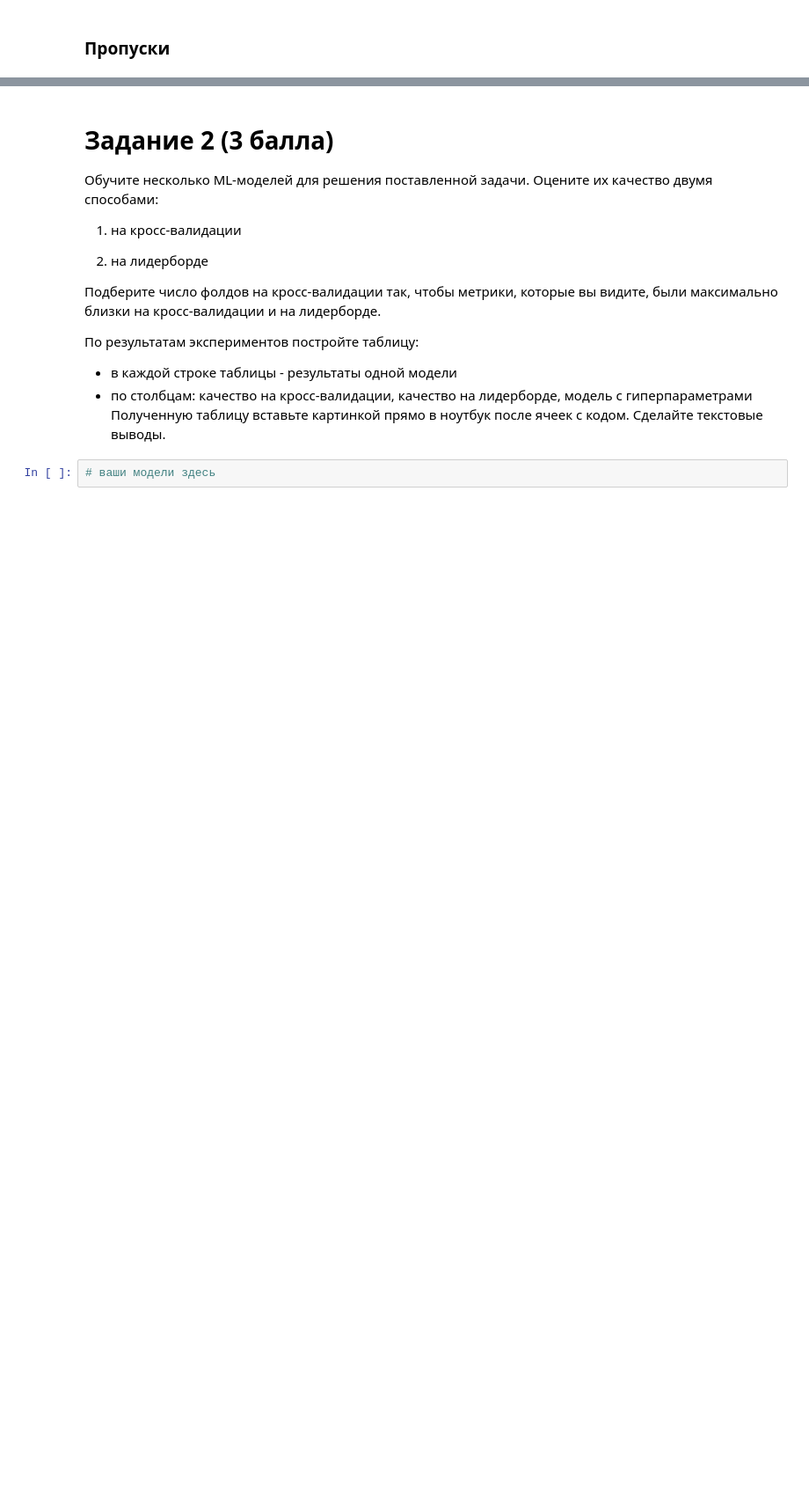
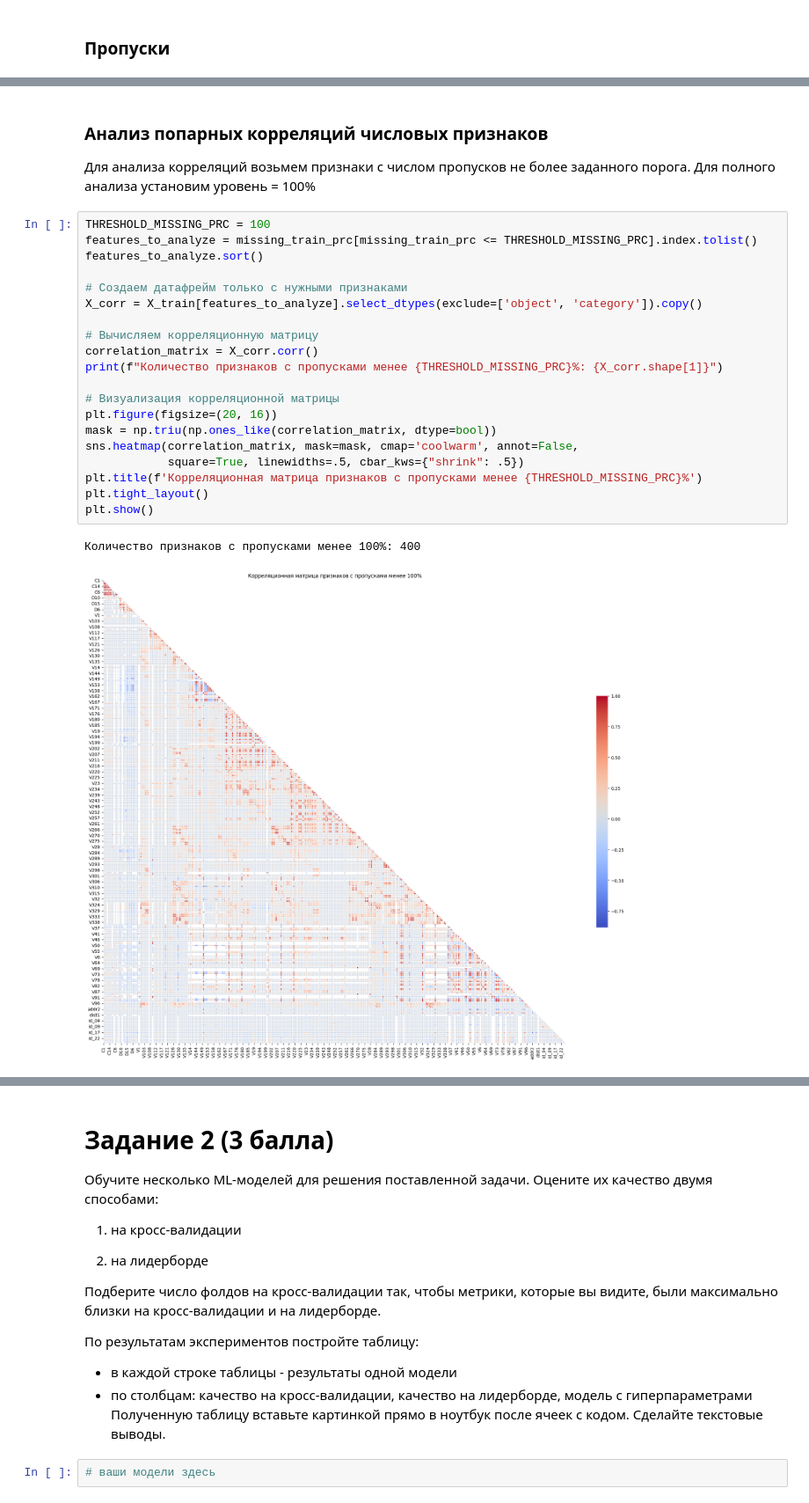
Before and after one commit to psaw/hse-ai24-ml, a Jupyter notebook: hw-7/ML_AI24_HT7.ipynb, the cells around one changed output, grey strips where cells are left out. Shown at 88% size. Saved outputs shown, nothing was run; the diff lists cells and outputs as text; blank space fills up the shorter version.

```diff
--- a/hw-7/ML_AI24_HT7.ipynb
+++ b/hw-7/ML_AI24_HT7.ipynb
@@ -234,0 +409,27 @@ missing_values[missing_values > 0].count()
+# %% [markdown]
+### Анализ попарных корреляций числовых признаков
+
+Для анализа корреляций возьмем признаки с числом пропусков не более заданного порога. Для полного анализа установим уровень = 100%
+# %%
+THRESHOLD_MISSING_PRC = 100
+features_to_analyze = missing_train_prc[missing_train_prc <= THRESHOLD_MISSING_PRC].index.tolist()
+features_to_analyze.sort()
+
+# Создаем датафрейм только с нужными признаками
+X_corr = X_train[features_to_analyze].select_dtypes(exclude=['object', 'category']).copy()
+
+# Вычисляем корреляционную матрицу
+correlation_matrix = X_corr.corr()
+print(f"Количество признаков с пропусками менее {THRESHOLD_MISSING_PRC}%: {X_corr.shape[1]}")
+
+# Визуализация корреляционной матрицы
+plt.figure(figsize=(20, 16))
+mask = np.triu(np.ones_like(correlation_matrix, dtype=bool))
+sns.heatmap(correlation_matrix, mask=mask, cmap='coolwarm', annot=False,
+            square=True, linewidths=.5, cbar_kws={"shrink": .5})
+plt.title(f'Корреляционная матрица признаков с пропусками менее {THRESHOLD_MISSING_PRC}%')
+plt.tight_layout()
+plt.show()
+# %% [output]
+Количество признаков с пропусками менее 100%: 400
+[figure, added]
```
Also changed, not shown: parts of 34 cells of this notebook.
